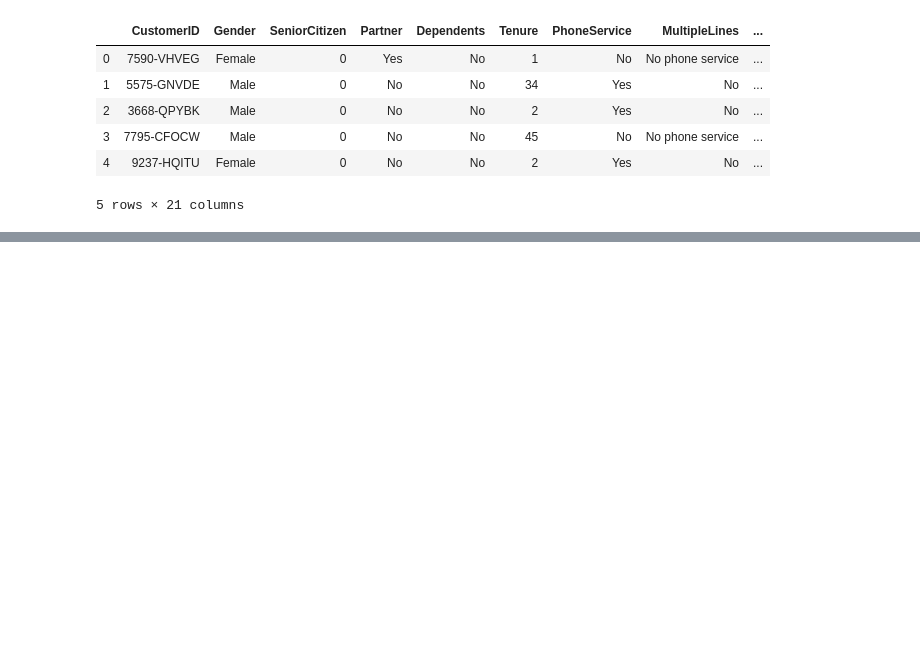
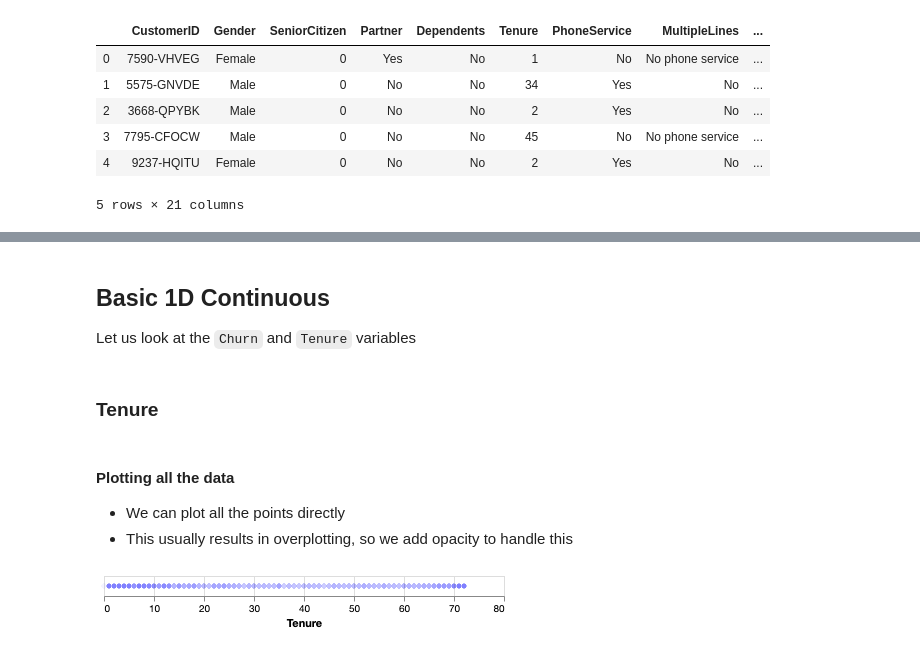
Before and after one commit to amitkaps/data-vis-python, a Jupyter notebook: 02-Basics.ipynb, the cells around one changed output, grey strips where cells are left out. Cells and saved outputs as stored; diff of their text form; code cells hidden in the pictures; blank space fills up the shorter version.

Commit message:
Started Basics

```diff
--- a/02-Basics.ipynb
+++ b/02-Basics.ipynb
@@ -57,0 +82,18 @@ df.head()
+# %% [markdown]
+## Basic 1D Continuous
+
+Let us look at the `Churn` and `Tenure` variables
+# %% [markdown]
+### Tenure
+# %% [markdown]
+#### Plotting all the data
+
+- We can plot all the points directly
+- This usually results in overplotting, so we add opacity to handle this
+# %%
+alt.Chart(df).mark_circle().encode(
+    alt.X("Tenure:Q"),
+    alt.Opacity(value=0.005)
+)
+# %% [output]
+[figure, added]
```
Also changed, not shown: parts of 9 cells of this notebook, 3 other files.
